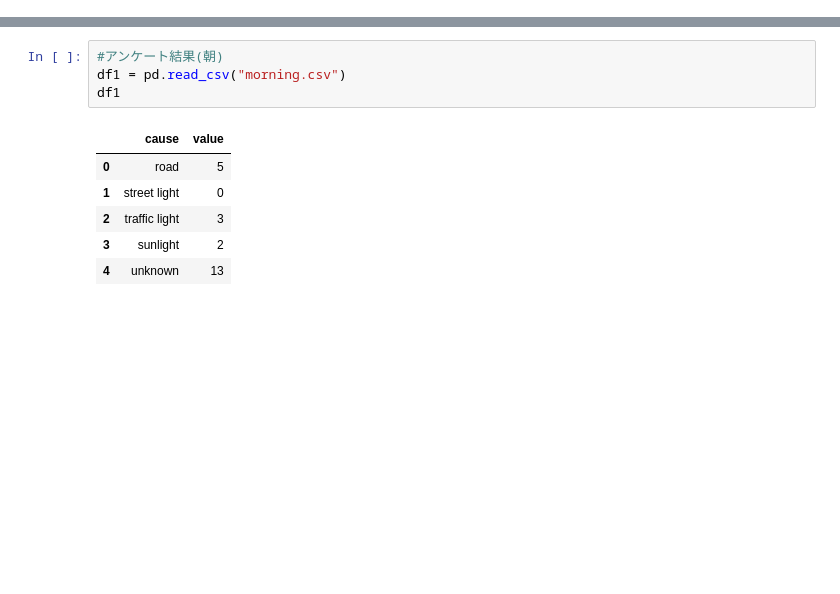
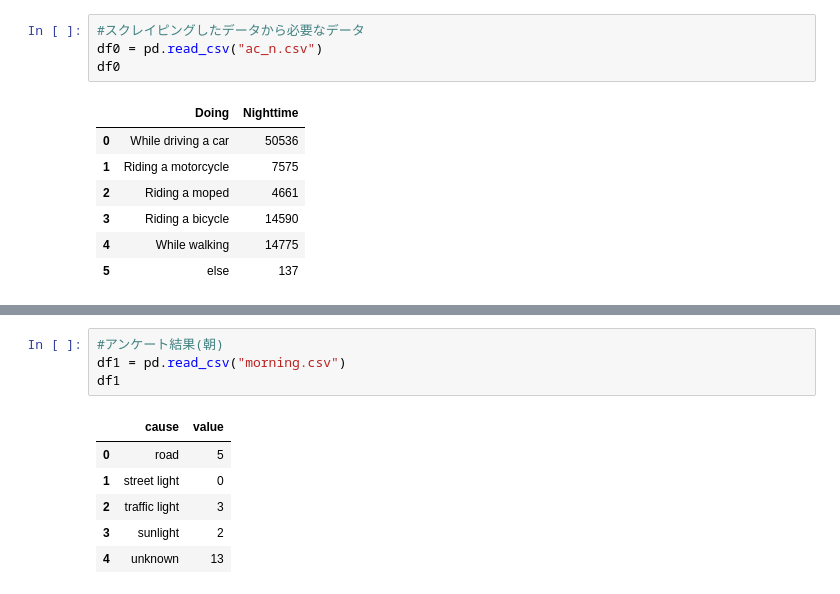
Before and after one commit to kawaguchiharu/2.final, a Jupyter notebook: final.ipynb, the cells around one changed output, grey strips where cells are left out. Cells and saved outputs as stored; diff of their text form; blank space fills up the shorter version.

```diff
--- a/final.ipynb
+++ b/final.ipynb
@@ -11,0 +51,12 @@ df
+# %%
+#スクレイピングしたデータから必要なデータ
+df0 = pd.read_csv("ac_n.csv")
+df0
+# %% [output]
+|  | Doing | Nighttime |
+| 0 | While driving a car | 50536 |
+| 1 | Riding a motorcycle | 7575 |
+| 2 | Riding a moped | 4661 |
+| 3 | Riding a bicycle | 14590 |
+| 4 | While walking | 14775 |
+| 5 | else | 137 |
```
Also changed, not shown: parts of 5 cells of this notebook.
